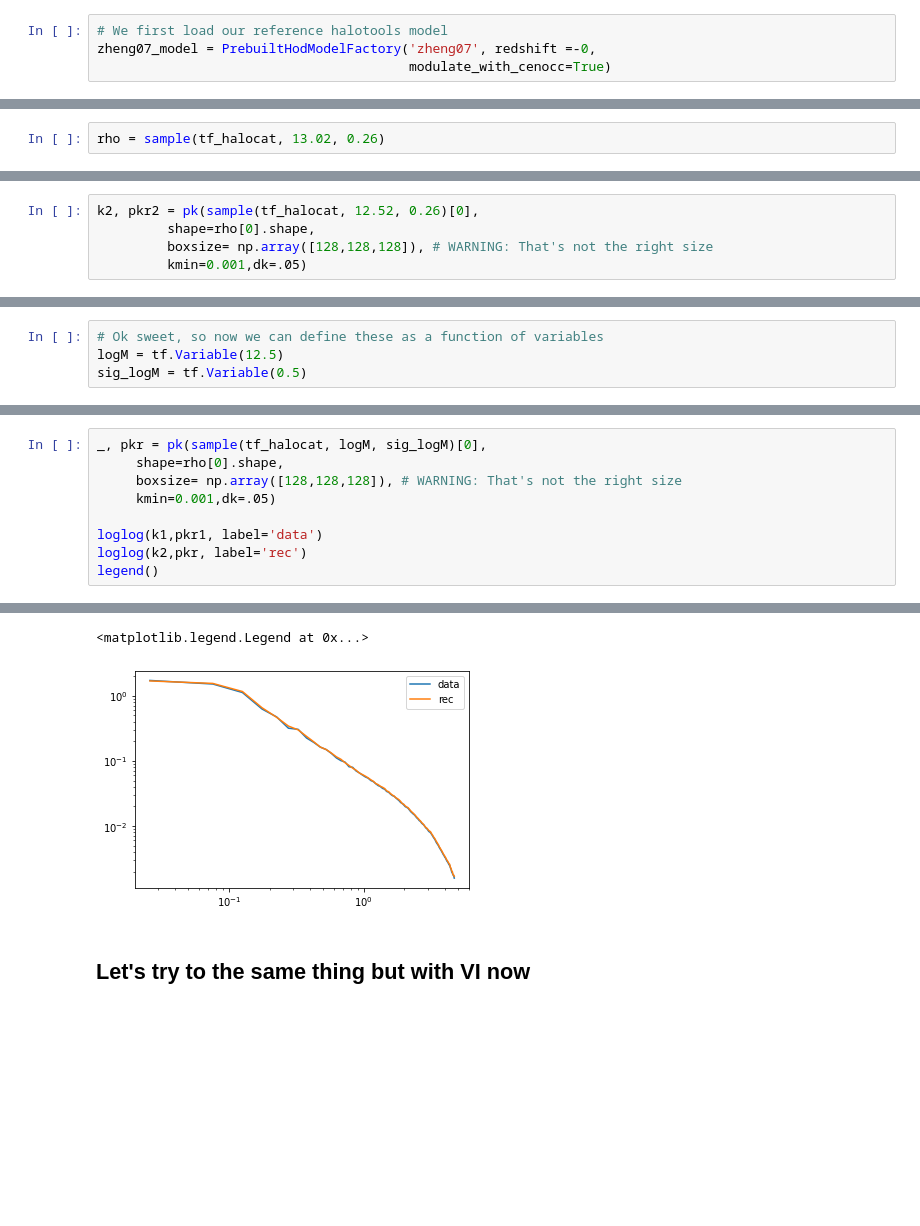
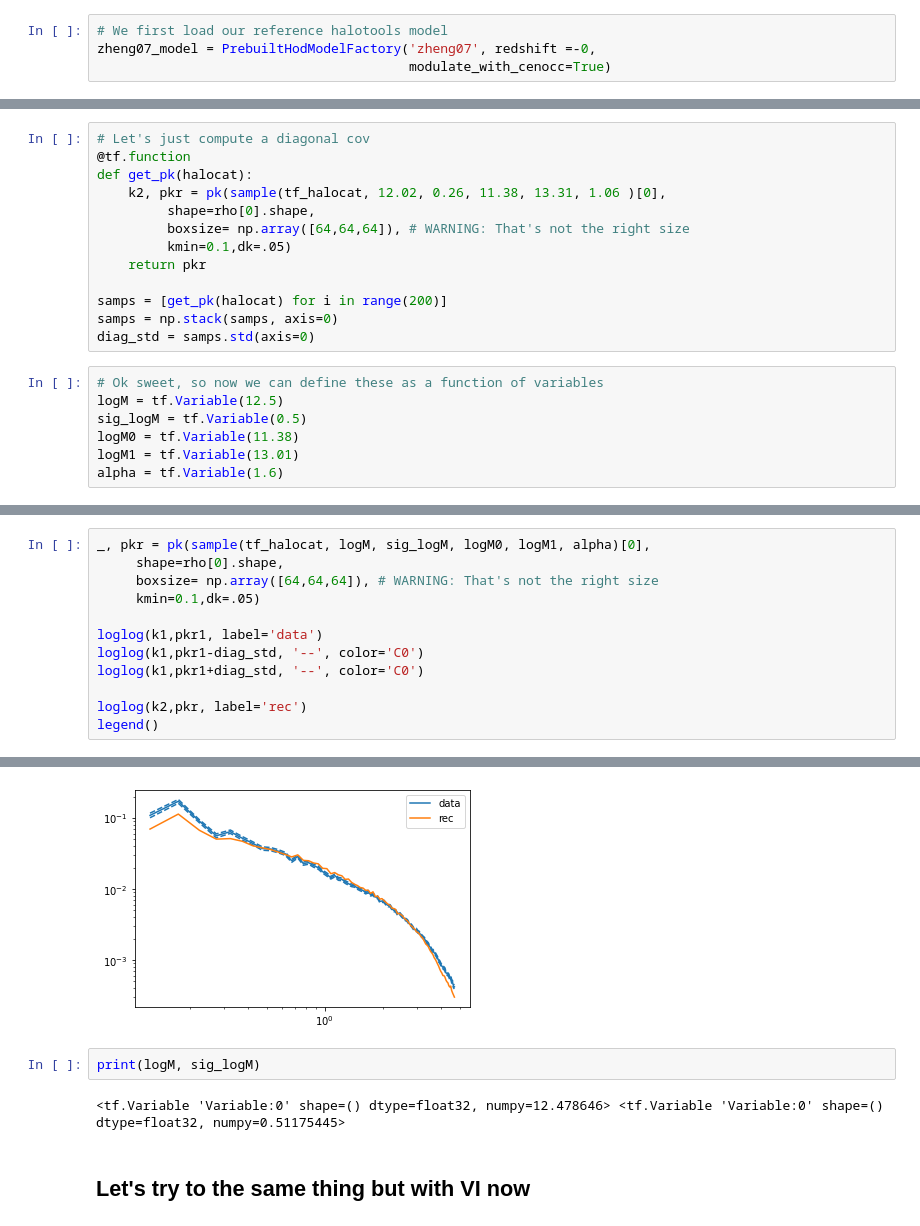
Before and after one commit to DifferentiableUniverseInitiative/DHOD, a Jupyter notebook: nb/PowerSpectrum.ipynb, the cells around one changed output, grey strips where cells are left out. Cells and saved outputs as stored; diff of their text form; blank space fills up the shorter version.

```diff
--- a/nb/PowerSpectrum.ipynb
+++ b/nb/PowerSpectrum.ipynb
@@ -193,2 +211,0 @@ loglog(k1,pkr1)
-# %%
-rho = sample(tf_halocat, 13.02, 0.26)
@@ -200,8 +212,3 @@ imshow(rho.numpy()[0].sum(axis=0))
-# %%
-k2, pkr2 = pk(sample(tf_halocat, 12.52, 0.26)[0],
-         shape=rho[0].shape,
-         boxsize= np.array([128,128,128]), # WARNING: That's not the right size
-         kmin=0.001,dk=.05)
 # %%
 loglog(k1,pkr1, label='data')
 loglog(k2,pkr2, label='rec')
@@ -212,4 +219,20 @@ legend()
+# %%
+# Let's just compute a diagonal cov
+@tf.function
+def get_pk(halocat):
+    k2, pkr = pk(sample(tf_halocat, 12.02, 0.26, 11.38, 13.31, 1.06 )[0],
+         shape=rho[0].shape,
+         boxsize= np.array([64,64,64]), # WARNING: That's not the right size
+         kmin=0.1,dk=.05)
+    return pkr
+
+samps = [get_pk(halocat) for i in range(200)]
+samps = np.stack(samps, axis=0)
+diag_std = samps.std(axis=0)
 # %%
 # Ok sweet, so now we can define these as a function of variables
 logM = tf.Variable(12.5)
 sig_logM = tf.Variable(0.5)
+logM0 = tf.Variable(11.38)
+logM1 = tf.Variable(13.01)
+alpha = tf.Variable(1.6)
@@ -245,10 +290,13 @@ loss 0.032634508
 # %%
-_, pkr = pk(sample(tf_halocat, logM, sig_logM)[0],
+_, pkr = pk(sample(tf_halocat, logM, sig_logM, logM0, logM1, alpha)[0],
      shape=rho[0].shape,
-     boxsize= np.array([128,128,128]), # WARNING: That's not the right size
-     kmin=0.001,dk=.05)
+     boxsize= np.array([64,64,64]), # WARNING: That's not the right size
+     kmin=0.1,dk=.05)
 
 loglog(k1,pkr1, label='data')
+loglog(k1,pkr1-diag_std, '--', color='C0')
+loglog(k1,pkr1+diag_std, '--', color='C0')
+
 loglog(k2,pkr, label='rec')
 legend()
 # %% [output]
@@ -256,5 +304,8 @@ WARNING:tensorflow:5 out of the last 5 calls to <function sample at 0x...> trigg
-<matplotlib.legend.Legend at 0x...>
-[figure, old version]
+[figure, new version]
+# %%
+print(logM, sig_logM)
+# %% [output]
+<tf.Variable 'Variable:0' shape=() dtype=float32, numpy=12.478646> <tf.Variable 'Variable:0' shape=() dtype=float32, numpy=0.51175445>
 # %% [markdown]
 ## Let's try to the same thing but with VI now
 # %%
```
Also changed, not shown: parts of 20 cells of this notebook, 3 other files.
